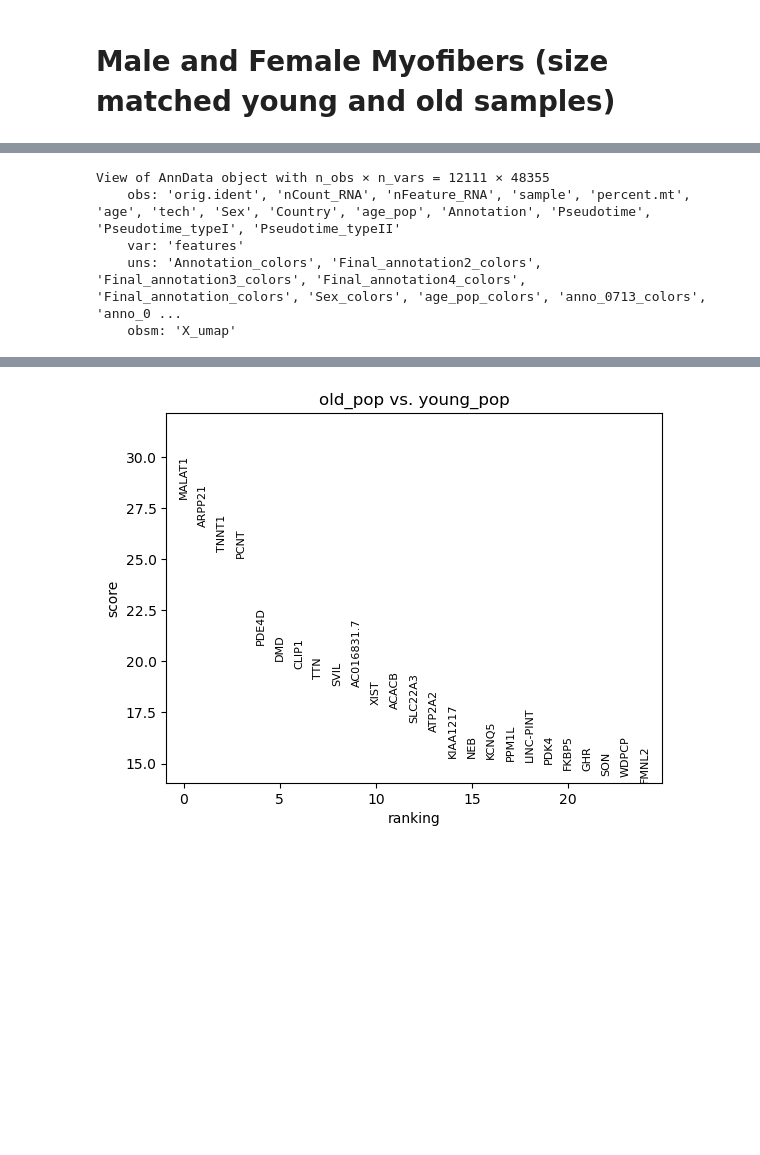
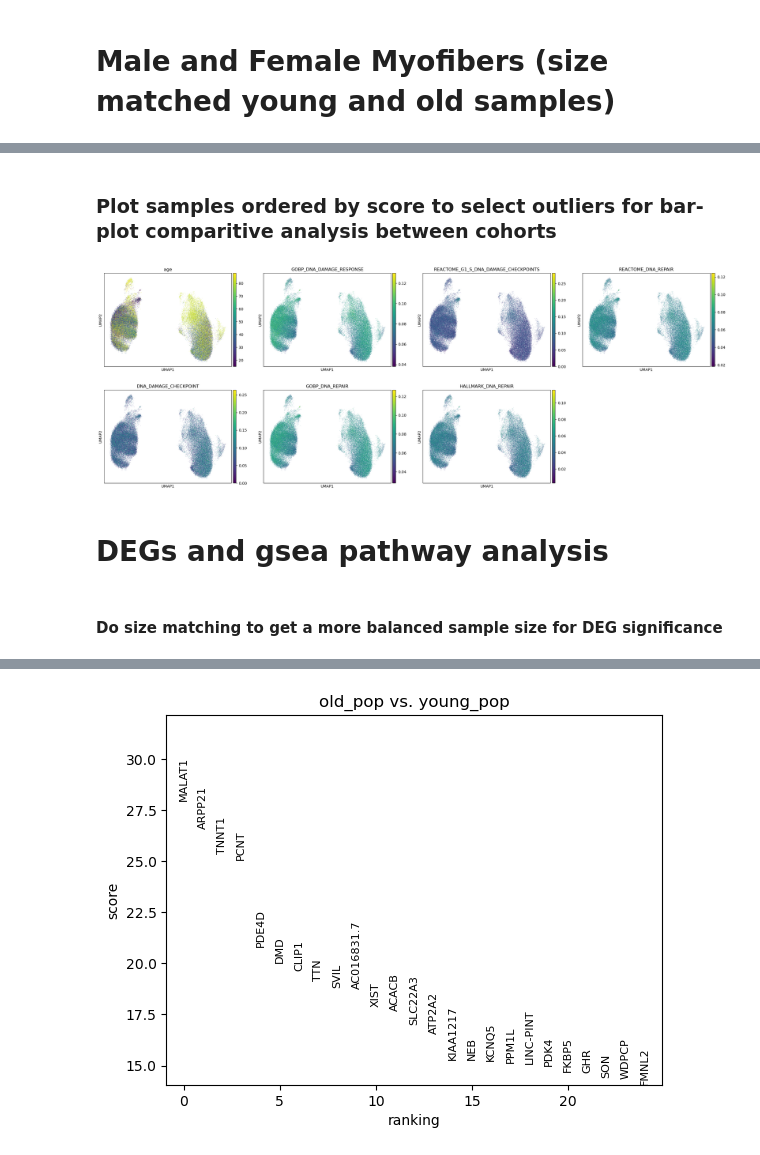
Before and after one commit to sachha-naksha/SKM_multimodal_analysis, a Jupyter notebook: py_scripts/gsea_analysis.ipynb, the cells around one changed output, grey strips where cells are left out. Saved outputs shown, nothing was run; the diff lists cells and outputs as text; code cells hidden in the pictures; blank space fills up the shorter version.

Commit message:
aucell estimates of dna damage pathways added

```diff
--- a/py_scripts/gsea_analysis.ipynb
+++ b/py_scripts/gsea_analysis.ipynb
@@ -43,0 +122,16 @@ AnnData object with n_obs × n_vars = 76546 × 48355
+# %%
+dna_damage_pathways = [
+    "REACTOME_DNA_REPAIR",
+    "DNA_DAMAGE_CHECKPOINT"
+]
+dna_repair_pathways = [
+    "GOBP_DNA_REPAIR",
+    "HALLMARK_DNA_REPAIR"
+]
+adata_male.obs[dna_repair_pathways] = adata_male.obsm["aucell_estimate"][dna_repair_pathways]
+# %% [markdown]
+### Plot samples ordered by score to select outliers for bar-plot comparitive analysis between cohorts
+# %%
+sc.pl.umap(adata_male, color=['age', 'GOBP_DNA_DAMAGE_RESPONSE', 'REACTOME_G1_S_DNA_DAMAGE_CHECKPOINTS'] + dna_damage_pathways + dna_repair_pathways)
+# %% [output]
+[figure, added]
@@ -44,11 +141,9 @@ AnnData object with n_obs × n_vars = 76546 × 48355
+# %% [markdown]
+# DEGs and gsea pathway analysis
+# %% [markdown]
+#### Do size matching to get a more balanced sample size for DEG significance
 # %%
-# adata_male_size_matched = adata_male[~adata_male.obs['orig.ident'].str.startswith('P17')]
-# adata_male_size_matched
-adata_female_size_matched = adata_female[adata_female.obs['age'].isin([18,25,34,89,90,99])]
-adata_female_size_matched
+adata_male_size_matched = adata_male[~adata_male.obs['orig.ident'].str.startswith('P17')]
+adata_male_size_matched
+# adata_female_size_matched = adata_female[adata_female.obs['age'].isin([18,25,34,89,90,99])]
+# adata_female_size_matched
-# %% [output]
-View of AnnData object with n_obs × n_vars = 12111 × 48355
-    obs: 'orig.ident', 'nCount_RNA', 'nFeature_RNA', 'sample', 'percent.mt', 'age', 'tech', 'Sex', 'Country', 'age_pop', 'Annotation', 'Pseudotime', 'Pseudotime_typeI', 'Pseudotime_typeII'
-    var: 'features'
-    uns: 'Annotation_colors', 'Final_annotation2_colors', 'Final_annotation3_colors', 'Final_annotation4_colors', 'Final_annotation_colors', 'Sex_colors', 'age_pop_colors', 'anno_0713_colors', 'anno_0 ...
-    obsm: 'X_umap'
```
Also changed, not shown: parts of 21 cells of this notebook, 2 other files.
